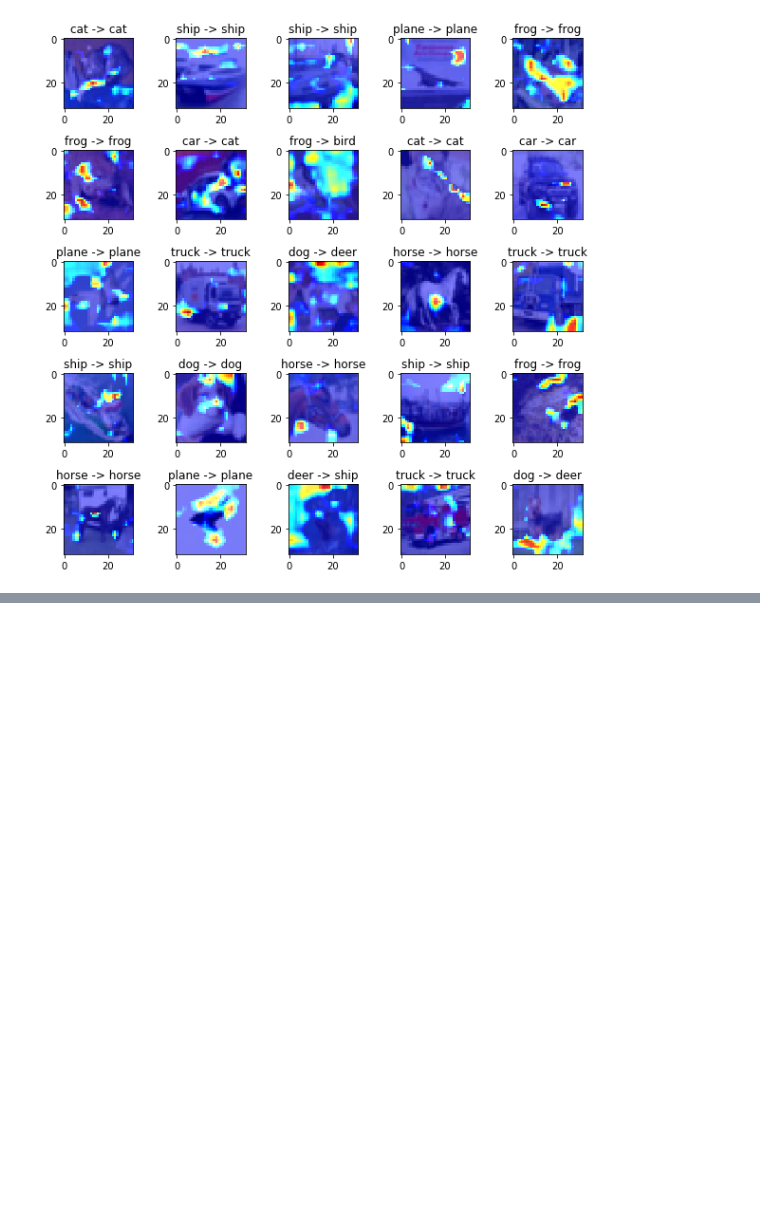
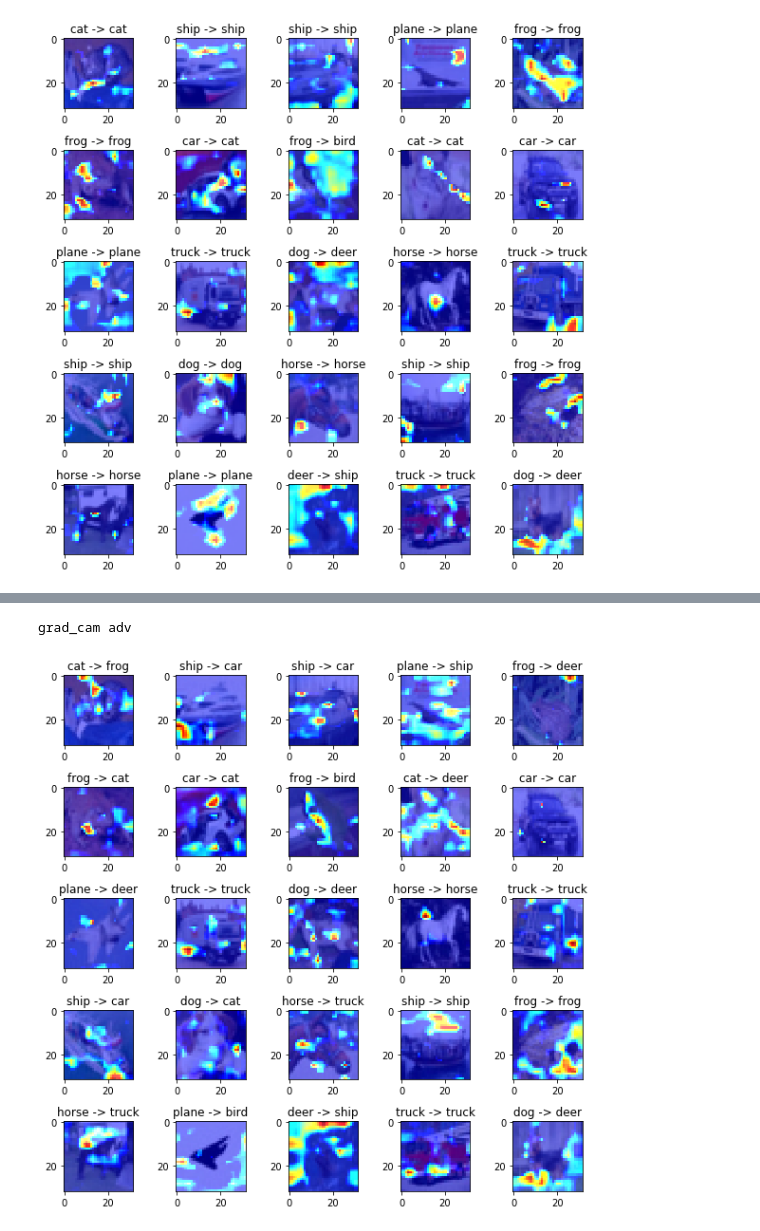
Before and after one commit to rkdora/keras-fgsm-cifar10, a Jupyter notebook: grad-cam.ipynb, the cells around one changed output, grey strips where cells are left out. Saved outputs shown, nothing was run; the diff lists cells and outputs as text; code cells hidden in the pictures; blank space fills up the shorter version.

Commit message:
Add adv grad cam

```diff
--- a/grad-cam.ipynb
+++ b/grad-cam.ipynb
@@ -134,0 +157,16 @@ grad_cam
+# %%
+print('grad_cam adv')
+plt.figure(figsize=(10,10))
+plt.subplots_adjust(wspace=0.4, hspace=0.6)
+for i in range(25):
+    cifar_img=plt.subplot(5,5,i+1)
+
+    img = Grad_Cam(model, adv_test[i])
+    pred_class, pred_per = predict(adv_test[i], model)
+    plt.imshow(img)
+    plt.title(f'{label[int(y_test[i])]} -> {label[pred_class]}')
+
+plt.show()
+# %% [output]
+grad_cam adv
+[figure, added]
```
Also changed, not shown: parts of 2 cells of this notebook.
